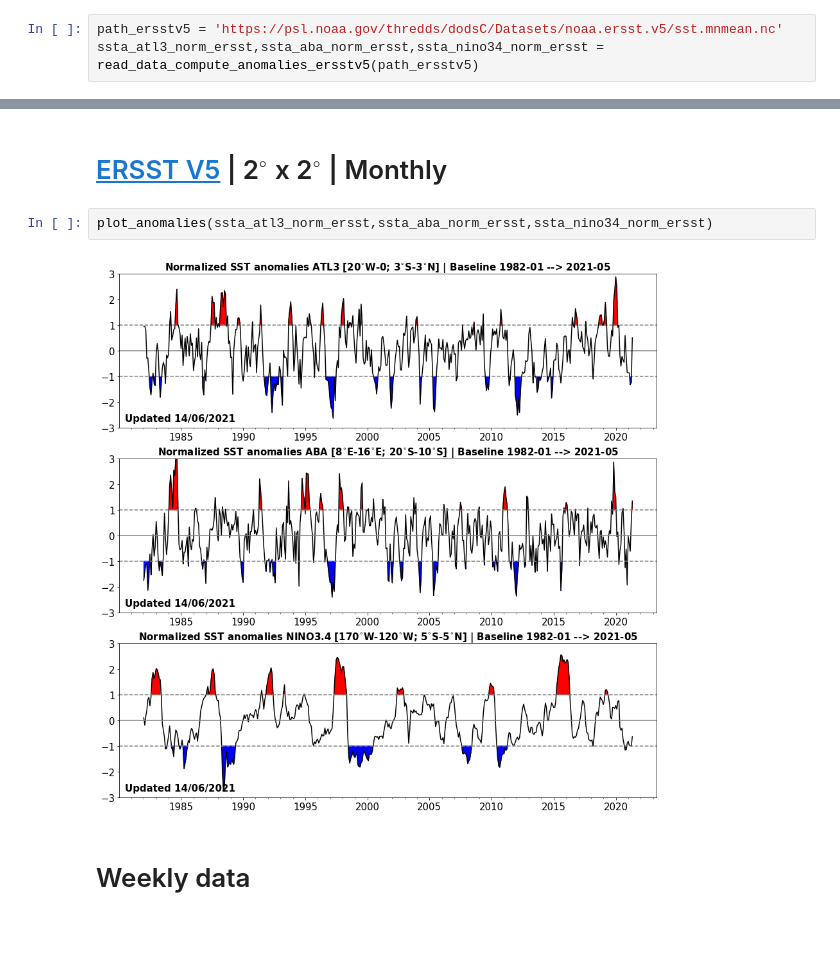
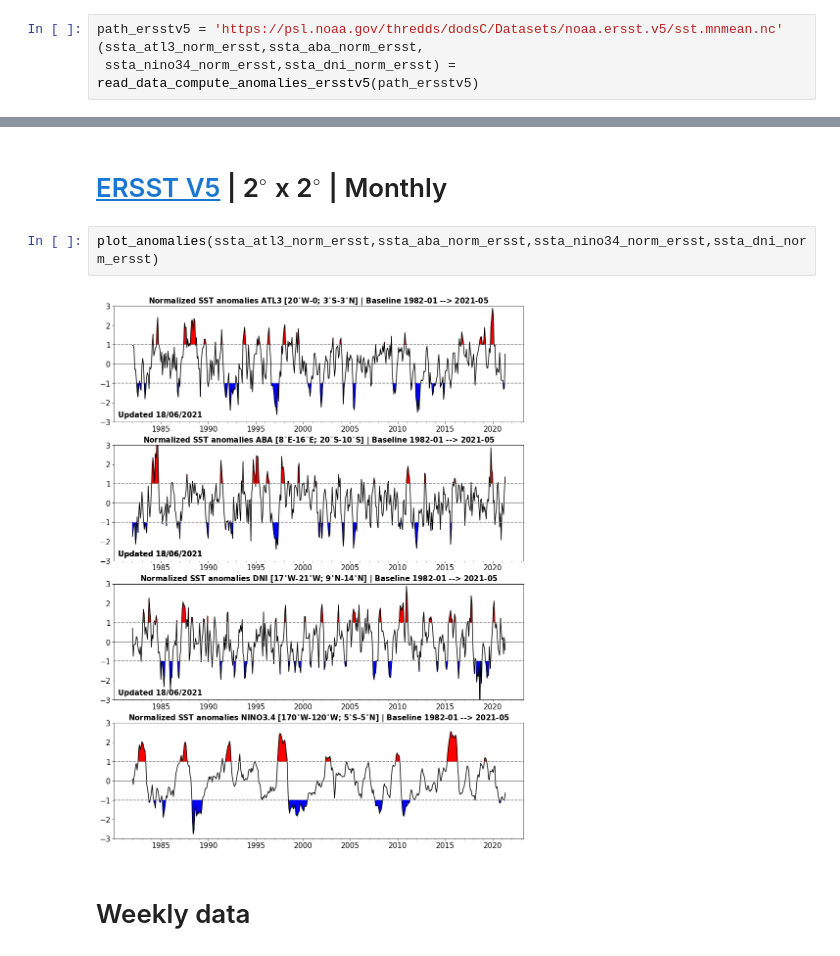
Before and after one commit to aprig/Auto_timeseries_ATL3_ABA, a Jupyter notebook: automatic_time_series_SST.ipynb, the cells around one changed output, grey strips where cells are left out. Saved outputs shown, nothing was run; the diff lists cells and outputs as text.

```diff
--- a/automatic_time_series_SST.ipynb
+++ b/automatic_time_series_SST.ipynb
@@ -380,6 +28,7 @@ ssta_atl3_norm_oi,ssta_aba_norm_oi,ssta_nino34_norm_oi = read_data_compute_anoma
 # %%
 path_ersstv5 = 'https://psl.noaa.gov/thredds/dodsC/Datasets/noaa.ersst.v5/sst.mnmean.nc'
-ssta_atl3_norm_ersst,ssta_aba_norm_ersst,ssta_nino34_norm_ersst = read_data_compute_anomalies_ersstv5(path_ersstv5)
+(ssta_atl3_norm_ersst,ssta_aba_norm_ersst,
+ ssta_nino34_norm_ersst,ssta_dni_norm_ersst) = read_data_compute_anomalies_ersstv5(path_ersstv5)
 # %% [markdown]
 # Timeseries of SST anomalies
 # %% [markdown]
@@ -400,9 +49,9 @@ plot_anomalies(ssta_atl3_norm_oi,ssta_aba_norm_oi,ssta_nino34_norm_oi)
 # %% [markdown]
 # [ERSST V5](https://psl.noaa.gov/data/gridded/data.noaa.ersst.v5.html) | 2$^{\circ}$ x 2$^{\circ}$ | Monthly
 # %%
-plot_anomalies(ssta_atl3_norm_ersst,ssta_aba_norm_ersst,ssta_nino34_norm_ersst)
+plot_anomalies(ssta_atl3_norm_ersst,ssta_aba_norm_ersst,ssta_nino34_norm_ersst,ssta_dni_norm_ersst)
 # %% [output]
-[figure, old version]
+[figure, new version]
 # %% [markdown]
 # Weekly data
 # %% [markdown]
```
Also changed, not shown: parts of 12 cells of this notebook.
